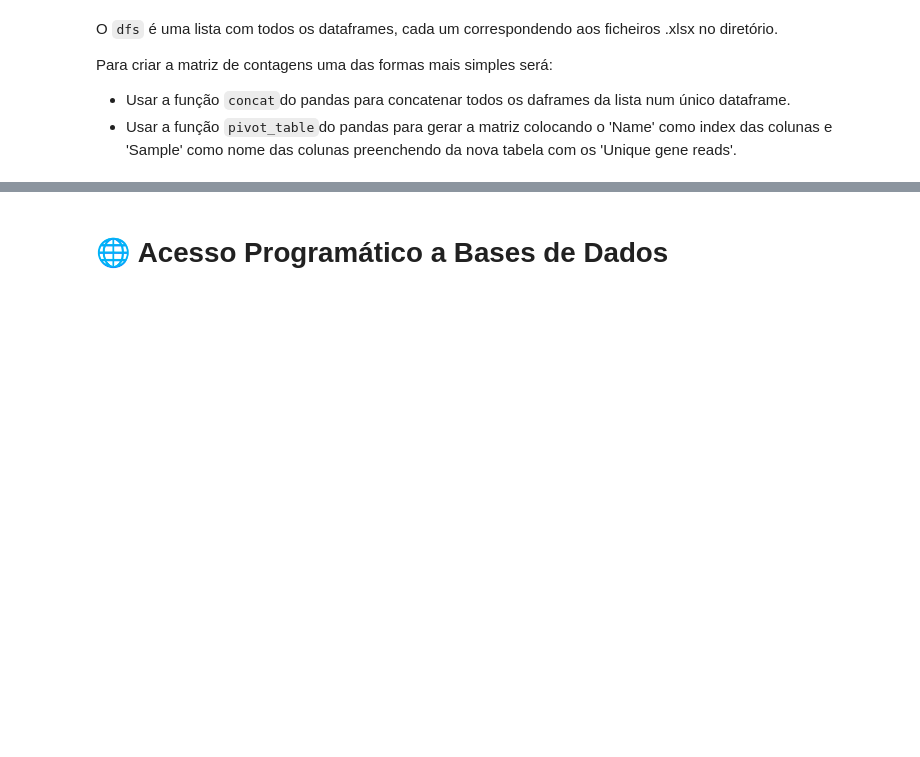
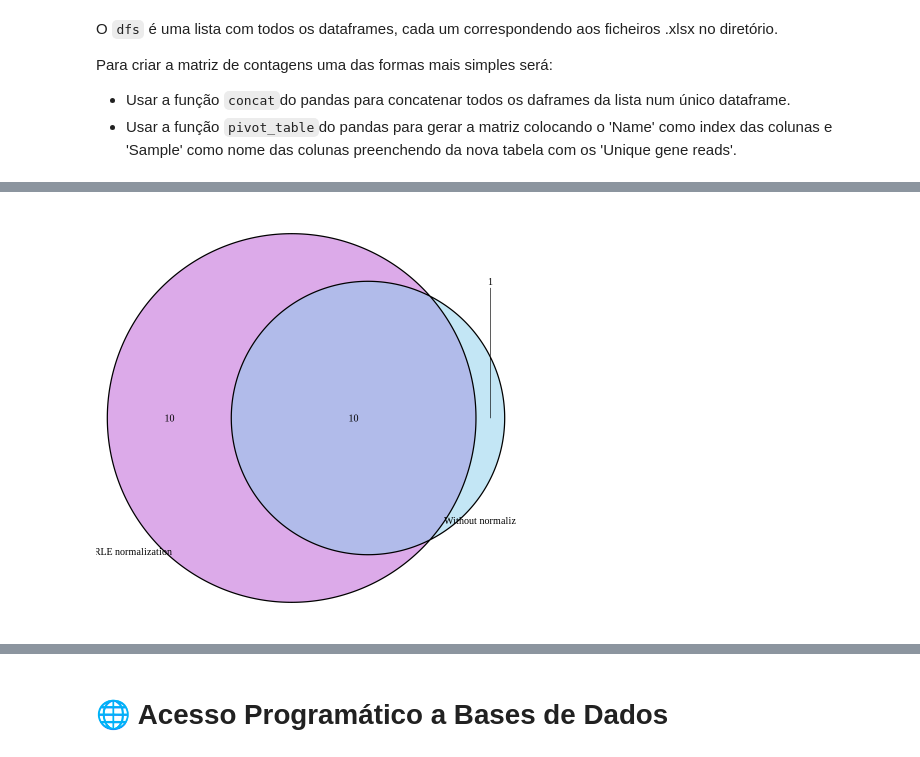
Before and after one commit to nunososorio/medicaldatascience, a Jupyter notebook: dataproc_intro.ipynb, the cells around one changed output, grey strips where cells are left out. Cells and saved outputs as stored; diff of their text form; code cells hidden in the pictures; blank space fills up the shorter version.

```diff
--- a/dataproc_intro.ipynb
+++ b/dataproc_intro.ipynb
@@ -287,0 +486,4 @@ matrix
+# %%
+grid.draw(venn.plot2)
+# %% [output]
+[figure, added]
```
Also changed, not shown: parts of 15 cells of this notebook.
